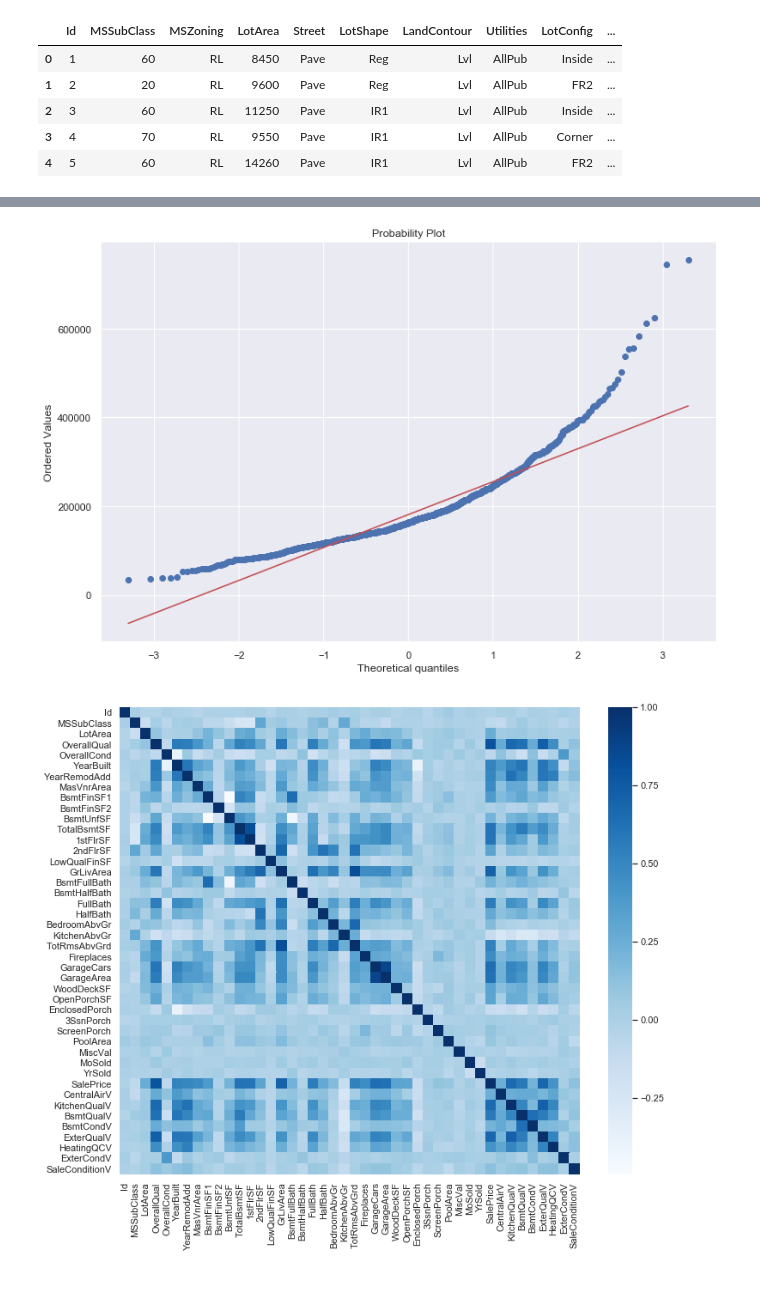
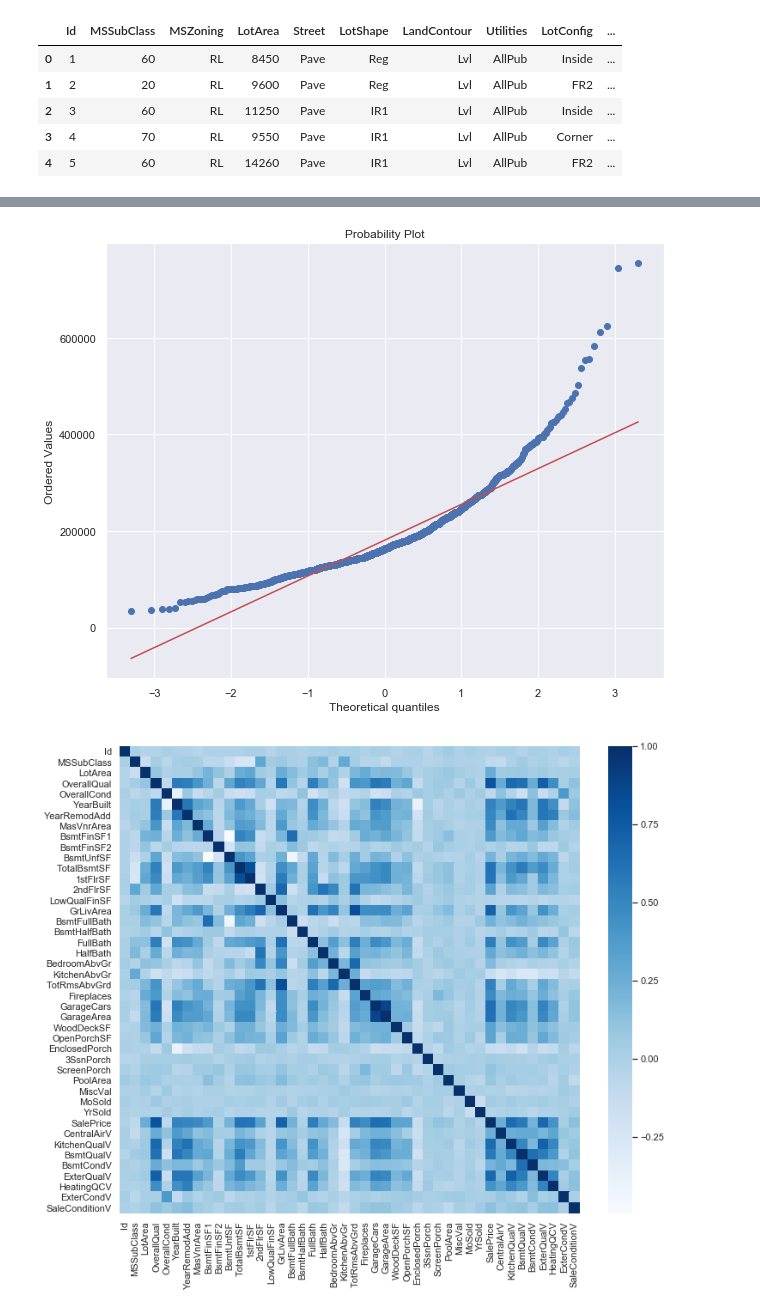
Before and after one commit to volchugin/House-price-prediction, a Jupyter notebook: Develop/2019-03-12-House-price-prediction-DV-data-exploration.ipynb, the cells around one changed output, grey strips where cells are left out. Saved outputs shown, nothing was run; the diff lists cells and outputs as text; code cells hidden in the pictures; blank space fills up the shorter version.

```diff
--- a/Develop/2019-03-12-House-price-prediction-DV-data-exploration.ipynb
+++ b/Develop/2019-03-12-House-price-prediction-DV-data-exploration.ipynb
@@ -87,18 +87,16 @@ msngo.matrix(test, labels=True, fontsize=12);
 # %% [markdown]
 two files are pretty similar. some data is missing, but we can live with that. I'll just pretend I don't see that empty columns. But, wait a minute? is there any reason to wait for? I don't think so.
 # %%
-train.drop([
-    'LotFrontage', 'Alley', 'FireplaceQu', 'PoolQC', 'Fence',
-    'MiscFeature'
-],
-           axis=1,
-           inplace=True)
-test.drop([
-    'LotFrontage', 'Alley', 'FireplaceQu', 'PoolQC', 'Fence',
-    'MiscFeature'
-],
-          axis=1,
-          inplace=True)
+train.drop(
+    ["LotFrontage", "Alley", "FireplaceQu", "PoolQC", "Fence", "MiscFeature"],
+    axis=1,
+    inplace=True,
+)
+test.drop(
+    ["LotFrontage", "Alley", "FireplaceQu", "PoolQC", "Fence", "MiscFeature"],
+    axis=1,
+    inplace=True,
+)
 # %% [markdown]
 I've noticed that we've got 2 blocks of info concerning Basement and Garage with a lot of missing values.
 # %%
@@ -224,5 +234,11 @@ test["CentralAirV"] = np.where (test.CentralAir == 'N', 0, 1)
 # %% [markdown]
 Overall quality of the house in this dataset was estimated from 1 to 10. But some features contain categorical representation of the estimates. Let's fix it.
 # %%
-Vals = {'NA': 0, 'Po': 2, 'Fa': 4, 'TA': 6, 'Gd': 8, 'Ex': 10}
+Vals = {
+    "NA": 0,
+    "Po": 2,
+    "Fa": 4,
+    "TA": 6,
+    "Gd": 8,
+    "Ex": 10}
 # %%
@@ -240,5 +256,12 @@ test['ExterQualV'] = test['ExterQual'].map (Vals)
 test['HeatingQCV'] = test['HeatingQC'].map (Vals)
 test['ExterCondV'] = test['ExterCond'].map (Vals)
 # %%
-SaleCond = {'Normal': 1, 'Abnorml': 0, 'Partial': 1, 'AdjLand': 0, 'Alloca': 0, 'Family': 0}
+SaleCond = {
+    "Normal": 1,
+    "Abnorml": 0,
+    "Partial": 1,
+    "AdjLand": 0,
+    "Alloca": 0,
+    "Family": 0,
+}
 # %%
@@ -269,7 +292,7 @@ plt.ylabel('Frequency');
 # %%
-fig, ax = plt.subplots (figsize=(12,8))
-res = stats.probplot(train['SalePrice'], plot=plt)
+fig, ax = plt.subplots(figsize=(10, 8))
+res = stats.probplot(train["SalePrice"], plot=plt)
 # %% [output]
-[figure, old version]
+[figure, new version]
 # %%
 corrmat = train.corr()
```
Also changed, not shown: parts of 46 cells of this notebook.
